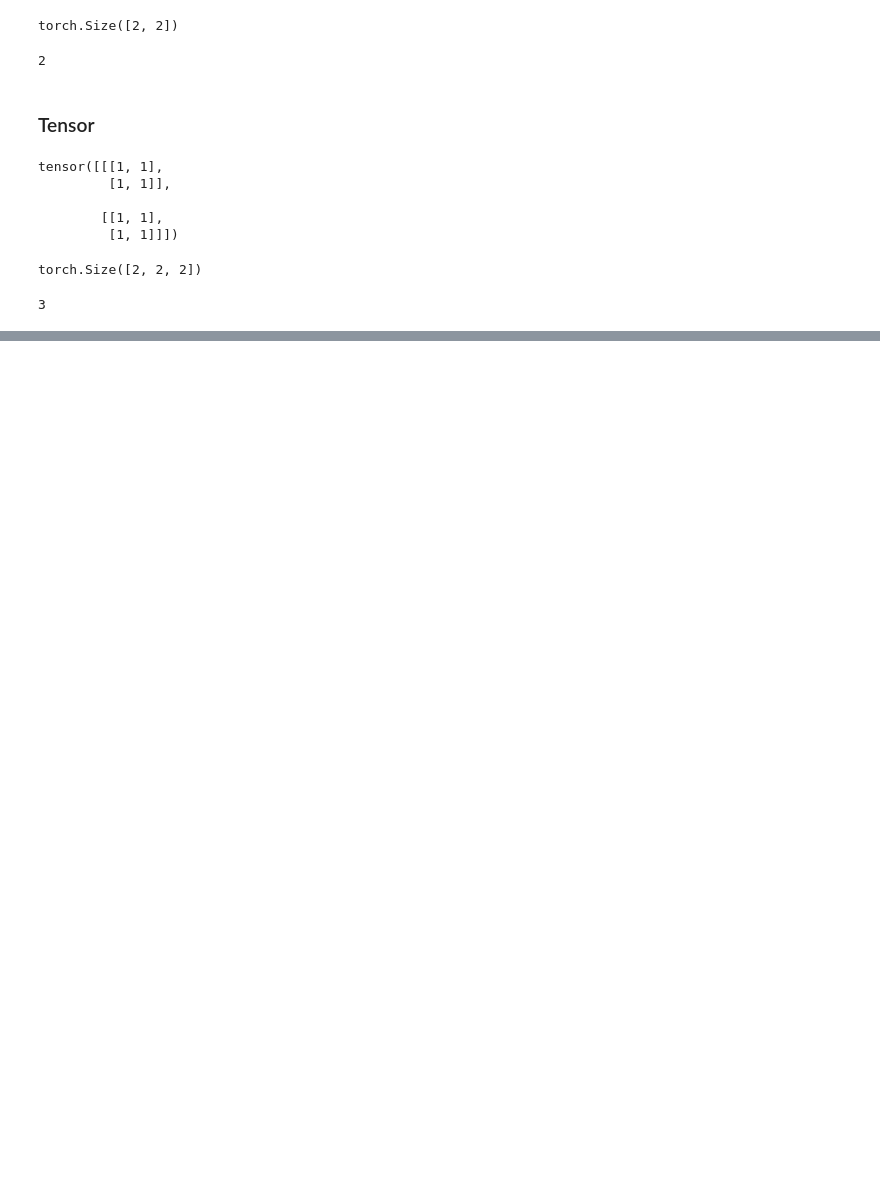
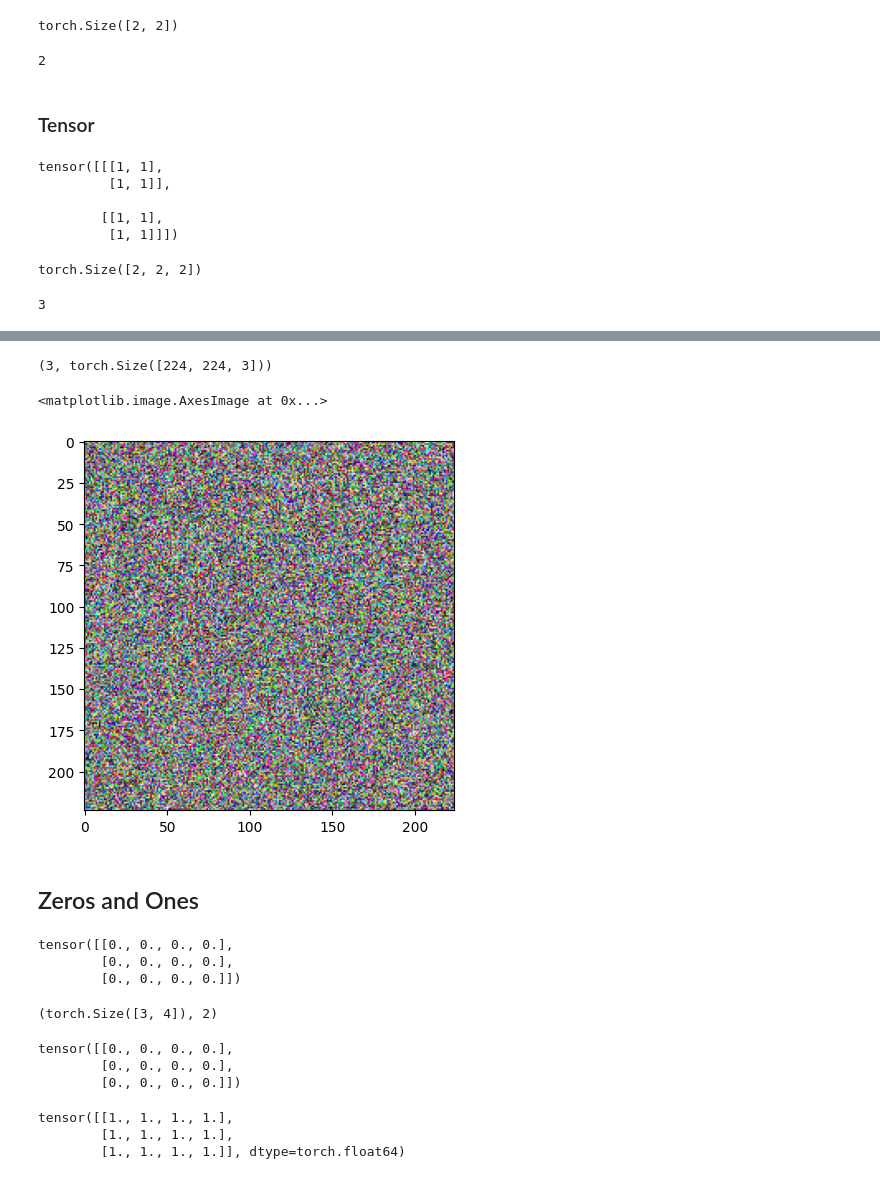
Before and after one commit to kumar-shivang/PyTorch-Tutorial, a Jupyter notebook: fundamentals/1.ipynb, the cells around one changed output, grey strips where cells are left out. Cells and saved outputs as stored; diff of their text form; code cells hidden in the pictures; blank space fills up the shorter version.

Commit message:
feat: added random tensors as well as zeros and ones

```diff
--- a/fundamentals/1.ipynb
+++ b/fundamentals/1.ipynb
@@ -86,0 +141,37 @@ TENSOR.ndim
+# %%
+# create a tensor of shape same as an image
+random_image_size_tensor = torch.rand(size=(224,224,3))
+random_image_size_tensor.ndim, random_image_size_tensor.shape
+# %% [output]
+(3, torch.Size([224, 224, 3]))
+# %%
+plt.imshow(random_image_size_tensor)
+# %% [output]
+<matplotlib.image.AxesImage at 0x...>
+[figure, added]
+# %% [markdown]
+## Zeros and Ones
+# %%
+zeros = torch.zeros(size=(3,4))
+zeros
+# %% [output]
+tensor([[0., 0., 0., 0.],
+        [0., 0., 0., 0.],
+        [0., 0., 0., 0.]])
+# %%
+zeros.shape, zeros.ndim
+# %% [output]
+(torch.Size([3, 4]), 2)
+# %%
+zeros * random_tensor
+# %% [output]
+tensor([[0., 0., 0., 0.],
+        [0., 0., 0., 0.],
+        [0., 0., 0., 0.]])
+# %%
+ones = torch.ones(size=(3,4),dtype=torch.float64)
+ones
+# %% [output]
+tensor([[1., 1., 1., 1.],
+        [1., 1., 1., 1.],
+        [1., 1., 1., 1.]], dtype=torch.float64)
```
Also changed, not shown: parts of 10 cells of this notebook.
